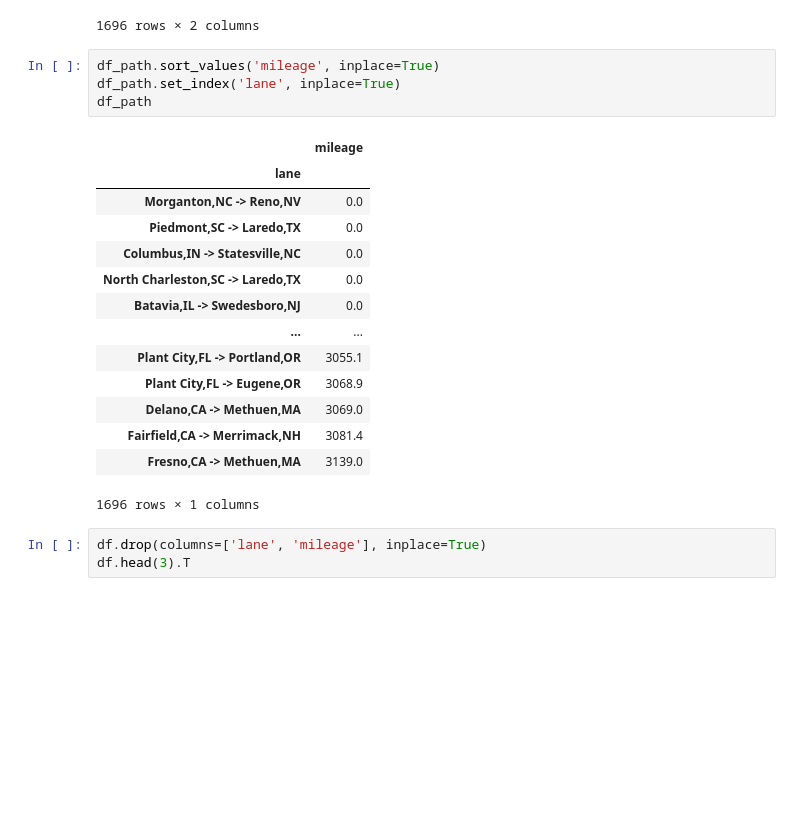
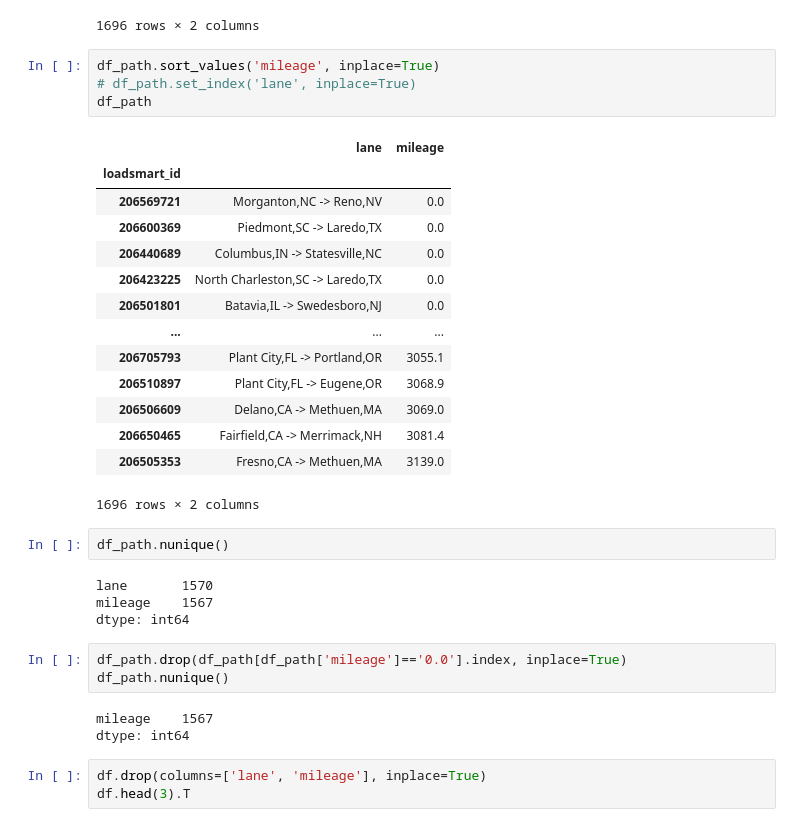
Before and after one commit to loureiro85/loadsmart-challenge, a Jupyter notebook: data_understanding.ipynb, the cells around one changed output. Cells and saved outputs as stored; diff of their text form; blank space fills up the shorter version.

```diff
--- a/data_understanding.ipynb
+++ b/data_understanding.ipynb
@@ -468,23 +502,35 @@ df_path
 1696 rows × 2 columns
 # %%
 df_path.sort_values('mileage', inplace=True)
-df_path.set_index('lane', inplace=True)
+# df_path.set_index('lane', inplace=True)
 df_path
 # %% [output]
-|  | mileage |
-| lane |  |
-| Morganton,NC -> Reno,NV | 0.0 |
-| Piedmont,SC -> Laredo,TX | 0.0 |
-| Columbus,IN -> Statesville,NC | 0.0 |
-| North Charleston,SC -> Laredo,TX | 0.0 |
-| Batavia,IL -> Swedesboro,NJ | 0.0 |
-| ... | ... |
-| Plant City,FL -> Portland,OR | 3055.1 |
-| Plant City,FL -> Eugene,OR | 3068.9 |
-| Delano,CA -> Methuen,MA | 3069.0 |
-| Fairfield,CA -> Merrimack,NH | 3081.4 |
-| Fresno,CA -> Methuen,MA | 3139.0 |
+|  | lane | mileage |
+| loadsmart_id |  |  |
+| 206569721 | Morganton,NC -> Reno,NV | 0.0 |
+| 206600369 | Piedmont,SC -> Laredo,TX | 0.0 |
+| 206440689 | Columbus,IN -> Statesville,NC | 0.0 |
+| 206423225 | North Charleston,SC -> Laredo,TX | 0.0 |
+| 206501801 | Batavia,IL -> Swedesboro,NJ | 0.0 |
+| ... | ... | ... |
+| 206705793 | Plant City,FL -> Portland,OR | 3055.1 |
+| 206510897 | Plant City,FL -> Eugene,OR | 3068.9 |
+| 206506609 | Delano,CA -> Methuen,MA | 3069.0 |
+| 206650465 | Fairfield,CA -> Merrimack,NH | 3081.4 |
+| 206505353 | Fresno,CA -> Methuen,MA | 3139.0 |
-1696 rows × 1 columns
+1696 rows × 2 columns
+# %%
+df_path.nunique()
+# %% [output]
+lane       1570
+mileage    1567
+dtype: int64
+# %%
+df_path.drop(df_path[df_path['mileage']=='0.0'].index, inplace=True)
+df_path.nunique()
+# %% [output]
+mileage    1567
+dtype: int64
 # %%
 df.drop(columns=['lane', 'mileage'], inplace=True)
 df.head(3).T
```
Also changed, not shown: parts of 23 cells of this notebook, 12 other files.
